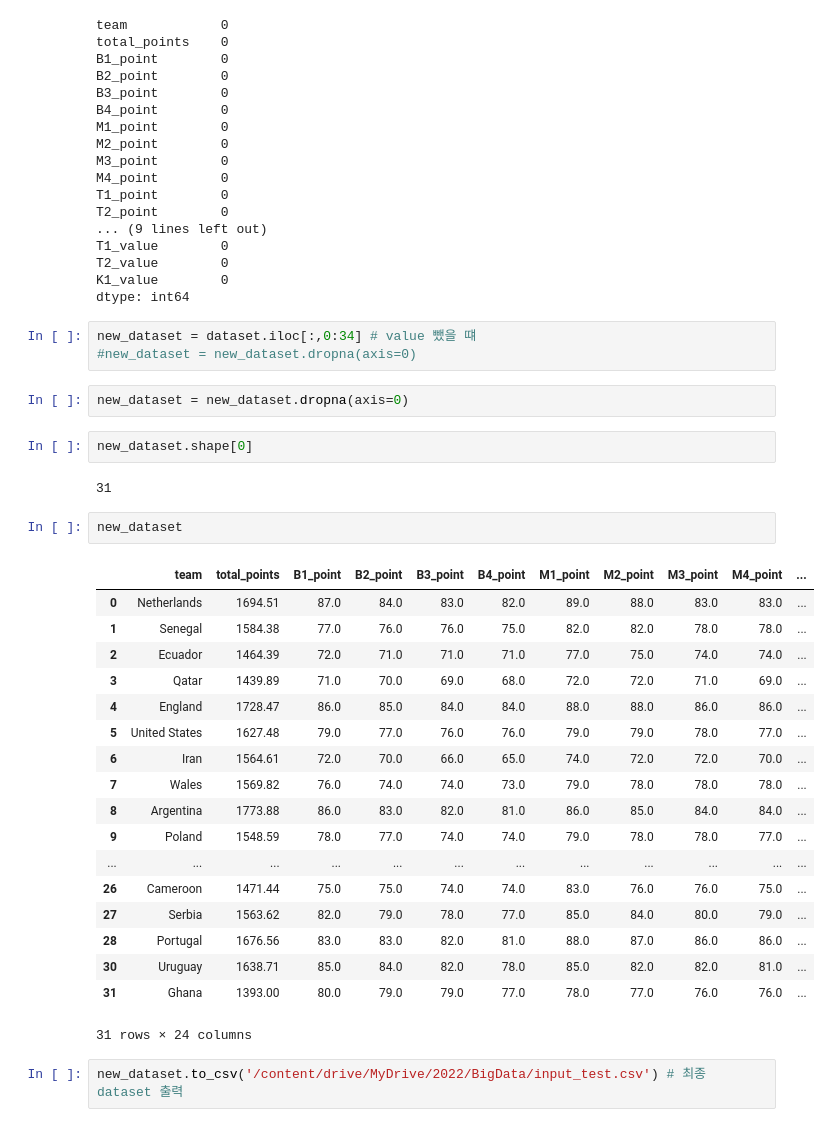
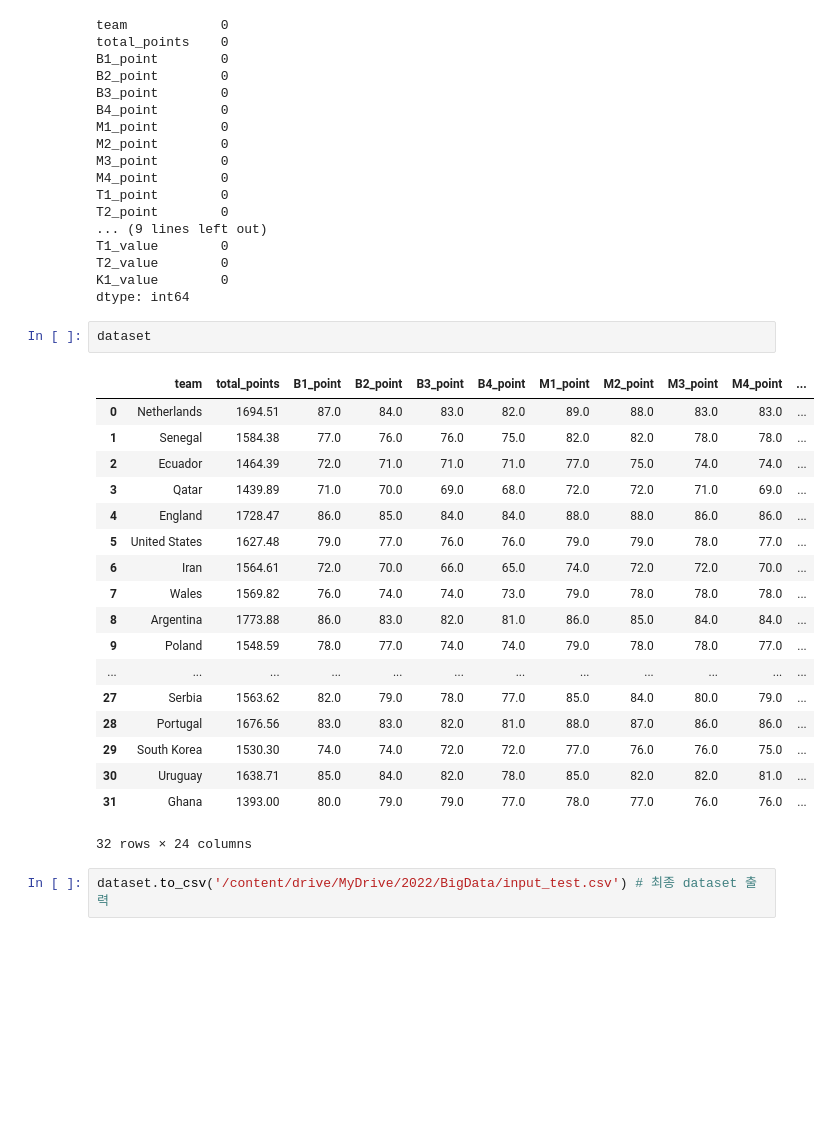
Before and after one commit to 2022-FIFA-World-Cup-Qatar-BigData/data, a Jupyter notebook: FIFA_input_test.ipynb, the cells around one changed output. Drawn from its saved outputs; the diff is of its cells as text; blank space fills up the shorter version.

```diff
--- a/FIFA_input_test.ipynb
+++ b/FIFA_input_test.ipynb
@@ -372,35 +323,26 @@ T1_value        0
 T2_value        0
 K1_value        0
 dtype: int64
-# %%
-new_dataset = dataset.iloc[:,0:34] # value 뺐을 떄
-#new_dataset = new_dataset.dropna(axis=0)
-# %%
-new_dataset = new_dataset.dropna(axis=0)
-# %%
-new_dataset.shape[0]
-# %% [output]
-31
-# %%
-new_dataset
-# %% [output]
-|  | team | total_points | B1_point | B2_point | B3_point | B4_point | M1_point | M2_point | M3_point | M4_point | ... |
-| 0 | Netherlands | 1694.51 | 87.0 | 84.0 | 83.0 | 82.0 | 89.0 | 88.0 | 83.0 | 83.0 | ... |
-| 1 | Senegal | 1584.38 | 77.0 | 76.0 | 76.0 | 75.0 | 82.0 | 82.0 | 78.0 | 78.0 | ... |
-| 2 | Ecuador | 1464.39 | 72.0 | 71.0 | 71.0 | 71.0 | 77.0 | 75.0 | 74.0 | 74.0 | ... |
-| 3 | Qatar | 1439.89 | 71.0 | 70.0 | 69.0 | 68.0 | 72.0 | 72.0 | 71.0 | 69.0 | ... |
-| 4 | England | 1728.47 | 86.0 | 85.0 | 84.0 | 84.0 | 88.0 | 88.0 | 86.0 | 86.0 | ... |
-| 5 | United States | 1627.48 | 79.0 | 77.0 | 76.0 | 76.0 | 79.0 | 79.0 | 78.0 | 77.0 | ... |
-| 6 | Iran | 1564.61 | 72.0 | 70.0 | 66.0 | 65.0 | 74.0 | 72.0 | 72.0 | 70.0 | ... |
-| 7 | Wales | 1569.82 | 76.0 | 74.0 | 74.0 | 73.0 | 79.0 | 78.0 | 78.0 | 78.0 | ... |
-| 8 | Argentina | 1773.88 | 86.0 | 83.0 | 82.0 | 81.0 | 86.0 | 85.0 | 84.0 | 84.0 | ... |
-| 9 | Poland | 1548.59 | 78.0 | 77.0 | 74.0 | 74.0 | 79.0 | 78.0 | 78.0 | 77.0 | ... |
-| ... | ... | ... | ... | ... | ... | ... | ... | ... | ... | ... | ... |
-| 26 | Cameroon | 1471.44 | 75.0 | 75.0 | 74.0 | 74.0 | 83.0 | 76.0 | 76.0 | 75.0 | ... |
-| 27 | Serbia | 1563.62 | 82.0 | 79.0 | 78.0 | 77.0 | 85.0 | 84.0 | 80.0 | 79.0 | ... |
-| 28 | Portugal | 1676.56 | 83.0 | 83.0 | 82.0 | 81.0 | 88.0 | 87.0 | 86.0 | 86.0 | ... |
-| 30 | Uruguay | 1638.71 | 85.0 | 84.0 | 82.0 | 78.0 | 85.0 | 82.0 | 82.0 | 81.0 | ... |
-| 31 | Ghana | 1393.00 | 80.0 | 79.0 | 79.0 | 77.0 | 78.0 | 77.0 | 76.0 | 76.0 | ... |
-31 rows × 24 columns
+# %%
+dataset
+# %% [output]
+|  | team | total_points | B1_point | B2_point | B3_point | B4_point | M1_point | M2_point | M3_point | M4_point | ... |
+| 0 | Netherlands | 1694.51 | 87.0 | 84.0 | 83.0 | 82.0 | 89.0 | 88.0 | 83.0 | 83.0 | ... |
+| 1 | Senegal | 1584.38 | 77.0 | 76.0 | 76.0 | 75.0 | 82.0 | 82.0 | 78.0 | 78.0 | ... |
+| 2 | Ecuador | 1464.39 | 72.0 | 71.0 | 71.0 | 71.0 | 77.0 | 75.0 | 74.0 | 74.0 | ... |
+| 3 | Qatar | 1439.89 | 71.0 | 70.0 | 69.0 | 68.0 | 72.0 | 72.0 | 71.0 | 69.0 | ... |
+| 4 | England | 1728.47 | 86.0 | 85.0 | 84.0 | 84.0 | 88.0 | 88.0 | 86.0 | 86.0 | ... |
+| 5 | United States | 1627.48 | 79.0 | 77.0 | 76.0 | 76.0 | 79.0 | 79.0 | 78.0 | 77.0 | ... |
+| 6 | Iran | 1564.61 | 72.0 | 70.0 | 66.0 | 65.0 | 74.0 | 72.0 | 72.0 | 70.0 | ... |
+| 7 | Wales | 1569.82 | 76.0 | 74.0 | 74.0 | 73.0 | 79.0 | 78.0 | 78.0 | 78.0 | ... |
+| 8 | Argentina | 1773.88 | 86.0 | 83.0 | 82.0 | 81.0 | 86.0 | 85.0 | 84.0 | 84.0 | ... |
+| 9 | Poland | 1548.59 | 78.0 | 77.0 | 74.0 | 74.0 | 79.0 | 78.0 | 78.0 | 77.0 | ... |
+| ... | ... | ... | ... | ... | ... | ... | ... | ... | ... | ... | ... |
+| 27 | Serbia | 1563.62 | 82.0 | 79.0 | 78.0 | 77.0 | 85.0 | 84.0 | 80.0 | 79.0 | ... |
+| 28 | Portugal | 1676.56 | 83.0 | 83.0 | 82.0 | 81.0 | 88.0 | 87.0 | 86.0 | 86.0 | ... |
+| 29 | South Korea | 1530.30 | 74.0 | 74.0 | 72.0 | 72.0 | 77.0 | 76.0 | 76.0 | 75.0 | ... |
+| 30 | Uruguay | 1638.71 | 85.0 | 84.0 | 82.0 | 78.0 | 85.0 | 82.0 | 82.0 | 81.0 | ... |
+| 31 | Ghana | 1393.00 | 80.0 | 79.0 | 79.0 | 77.0 | 78.0 | 77.0 | 76.0 | 76.0 | ... |
+32 rows × 24 columns
 # %%
-new_dataset.to_csv('/content/drive/MyDrive/2022/BigData/input_test.csv') # 최종 dataset 출력
+dataset.to_csv('/content/drive/MyDrive/2022/BigData/input_test.csv') # 최종 dataset 출력
```
Also changed, not shown: parts of 8 cells of this notebook.
